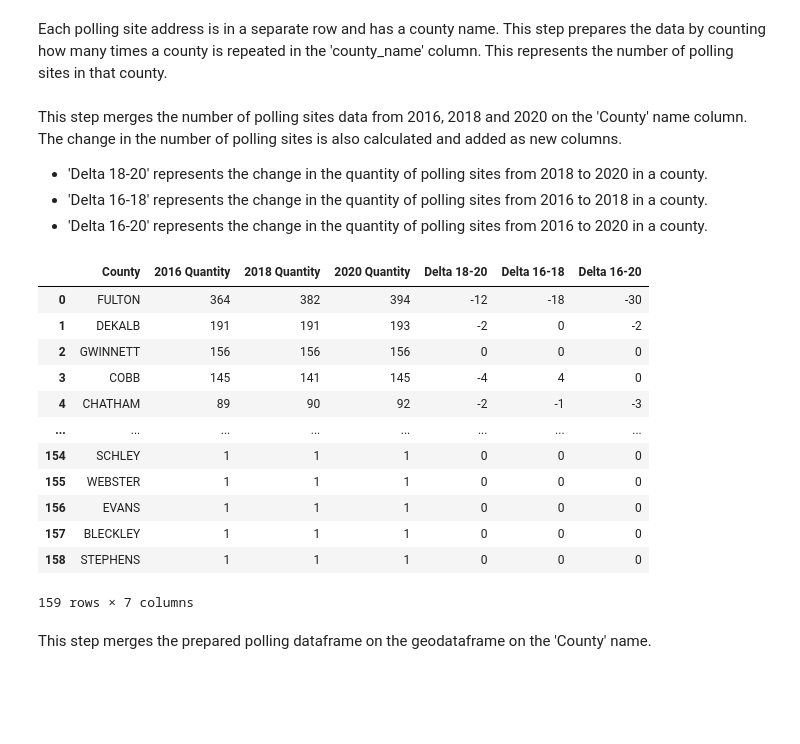
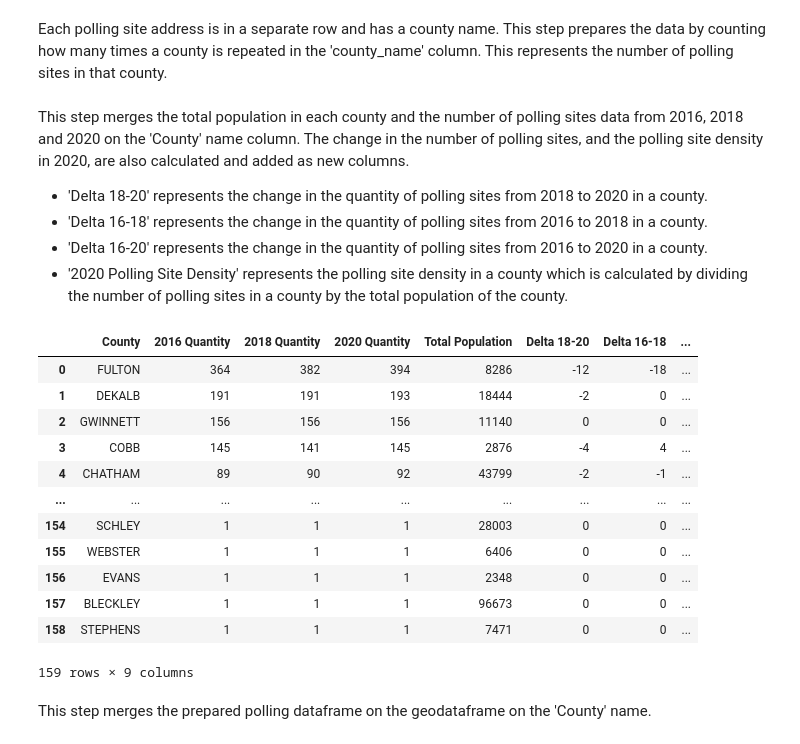
Before and after one commit to zzoeys/freecakefridays, a Jupyter notebook: Placing_of_Polling_Sites_Maps.ipynb, the cells around one changed output. Cells and saved outputs as stored; diff of their text form; code cells hidden in the pictures; blank space fills up the shorter version.

```diff
--- a/Placing_of_Polling_Sites_Maps.ipynb
+++ b/Placing_of_Polling_Sites_Maps.ipynb
@@ -117,14 +117,17 @@ The polling site data for 2016, 2018 and 2020 are read as CSV files. The county
 polling_2016_path = "/content/Georgia_2016-11-08.csv"
 polling_2018_path = "/content/Georgia_2018-11-06.csv"
 polling_2020_path = "/content/Georgia_2020-11-03.csv"
+pop_path = "/content/georgia_pop.csv"
 
 polling_2016 = pd.read_csv(polling_2016_path)
 polling_2018 = pd.read_csv(polling_2018_path)
 polling_2020 = pd.read_csv(polling_2020_path)
+pop = pd.read_csv(pop_path)
 # %%
 polling_2016['county_name'] = polling_2016['county_name'].str.upper()
 polling_2018['county_name'] = polling_2018['county_name'].str.upper()
 polling_2020['county_name'] = polling_2020['county_name'].str.upper()
+pop['County'] = pop['County'].str.upper()
 # %% [markdown]
 Each polling site address is in a separate row and has a county name. This step prepares the data by counting how many times a county is repeated in the 'county_name' column. This represents the number of polling sites in that county.
 # %%
@@ -132,37 +135,40 @@ new_polling_2016 = polling_2016['county_name'].value_counts().rename_axis('Count
 new_polling_2018 = polling_2018['county_name'].value_counts().rename_axis('County').reset_index(name='2018 Quantity')
 new_polling_2020 = polling_2020['county_name'].value_counts().rename_axis('County').reset_index(name='2020 Quantity')
 # %% [markdown]
-This step merges the number of polling sites data from 2016, 2018 and 2020 on the 'County' name column. The change in the number of polling sites is also calculated and added as new columns.
+This step merges the total population in each county and the number of polling sites data from 2016, 2018 and 2020 on the 'County' name column. The change in the number of polling sites, and the polling site density in 2020, are also calculated and added as new columns.
 
 
 
 *   'Delta 18-20' represents the change in the quantity of polling sites from 2018 to 2020 in a county.
 *   'Delta 16-18' represents the change in the quantity of polling sites from 2016 to 2018 in a county.
 *   'Delta 16-20' represents the change in the quantity of polling sites from 2016 to 2020 in a county.
+*   '2020 Polling Site Density' represents the polling site density in a county which is calculated by dividing the number of polling sites in a county by the total population of the county.
 # %%
-middle = new_polling_2016.merge(new_polling_2018, how='left', left_on="County", right_on="County")
-polling = middle.merge(new_polling_2020, how='left', left_on="County", right_on="County")
+middle1 = new_polling_2016.merge(new_polling_2018, how='left', left_on="County", right_on="County")
+middle2 = middle1.merge(new_polling_2020, how='left', left_on="County", right_on="County")
+polling = middle2.merge(pop, how='left', left_on="County", right_on="County")
 
-polling = polling[['County', '2016 Quantity', '2018 Quantity', '2020 Quantity']]
+polling = polling[['County', '2016 Quantity', '2018 Quantity', '2020 Quantity', 'Total Population']]
 polling['Delta 18-20'] = polling['2018 Quantity'] - polling['2020 Quantity']
 polling['Delta 16-18'] = polling['2016 Quantity'] - polling['2018 Quantity']
 polling['Delta 16-20'] = polling['2016 Quantity'] - polling['2020 Quantity']
+polling['2020 Polling Site Density'] = polling['2020 Quantity']/polling['Total Population']
 
 polling
 # %% [output]
-|  | County | 2016 Quantity | 2018 Quantity | 2020 Quantity | Delta 18-20 | Delta 16-18 | Delta 16-20 |
-| 0 | FULTON | 364 | 382 | 394 | -12 | -18 | -30 |
-| 1 | DEKALB | 191 | 191 | 193 | -2 | 0 | -2 |
-| 2 | GWINNETT | 156 | 156 | 156 | 0 | 0 | 0 |
-| 3 | COBB | 145 | 141 | 145 | -4 | 4 | 0 |
-| 4 | CHATHAM | 89 | 90 | 92 | -2 | -1 | -3 |
-| ... | ... | ... | ... | ... | ... | ... | ... |
-| 154 | SCHLEY | 1 | 1 | 1 | 0 | 0 | 0 |
-| 155 | WEBSTER | 1 | 1 | 1 | 0 | 0 | 0 |
-| 156 | EVANS | 1 | 1 | 1 | 0 | 0 | 0 |
-| 157 | BLECKLEY | 1 | 1 | 1 | 0 | 0 | 0 |
-| 158 | STEPHENS | 1 | 1 | 1 | 0 | 0 | 0 |
+|  | County | 2016 Quantity | 2018 Quantity | 2020 Quantity | Total Population | Delta 18-20 | Delta 16-18 | ... |
+| 0 | FULTON | 364 | 382 | 394 | 8286 | -12 | -18 | ... |
+| 1 | DEKALB | 191 | 191 | 193 | 18444 | -2 | 0 | ... |
+| 2 | GWINNETT | 156 | 156 | 156 | 11140 | 0 | 0 | ... |
+| 3 | COBB | 145 | 141 | 145 | 2876 | -4 | 4 | ... |
+| 4 | CHATHAM | 89 | 90 | 92 | 43799 | -2 | -1 | ... |
+| ... | ... | ... | ... | ... | ... | ... | ... | ... |
+| 154 | SCHLEY | 1 | 1 | 1 | 28003 | 0 | 0 | ... |
+| 155 | WEBSTER | 1 | 1 | 1 | 6406 | 0 | 0 | ... |
+| 156 | EVANS | 1 | 1 | 1 | 2348 | 0 | 0 | ... |
+| 157 | BLECKLEY | 1 | 1 | 1 | 96673 | 0 | 0 | ... |
+| 158 | STEPHENS | 1 | 1 | 1 | 7471 | 0 | 0 | ... |
-159 rows × 7 columns
+159 rows × 9 columns
 # %% [markdown]
 This step merges the prepared polling dataframe on the geodataframe on the 'County' name.
 # %%
```
Also changed, not shown: parts of 7 cells of this notebook.
